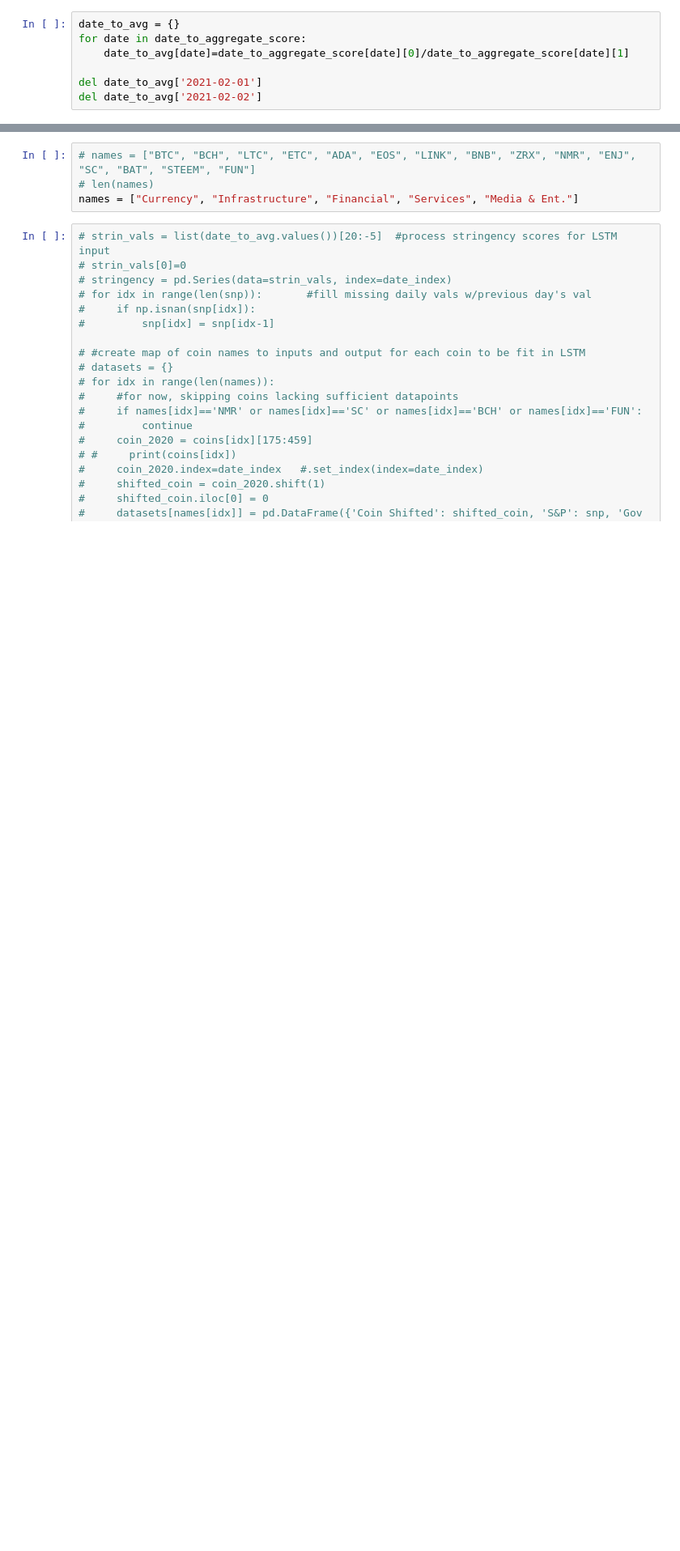
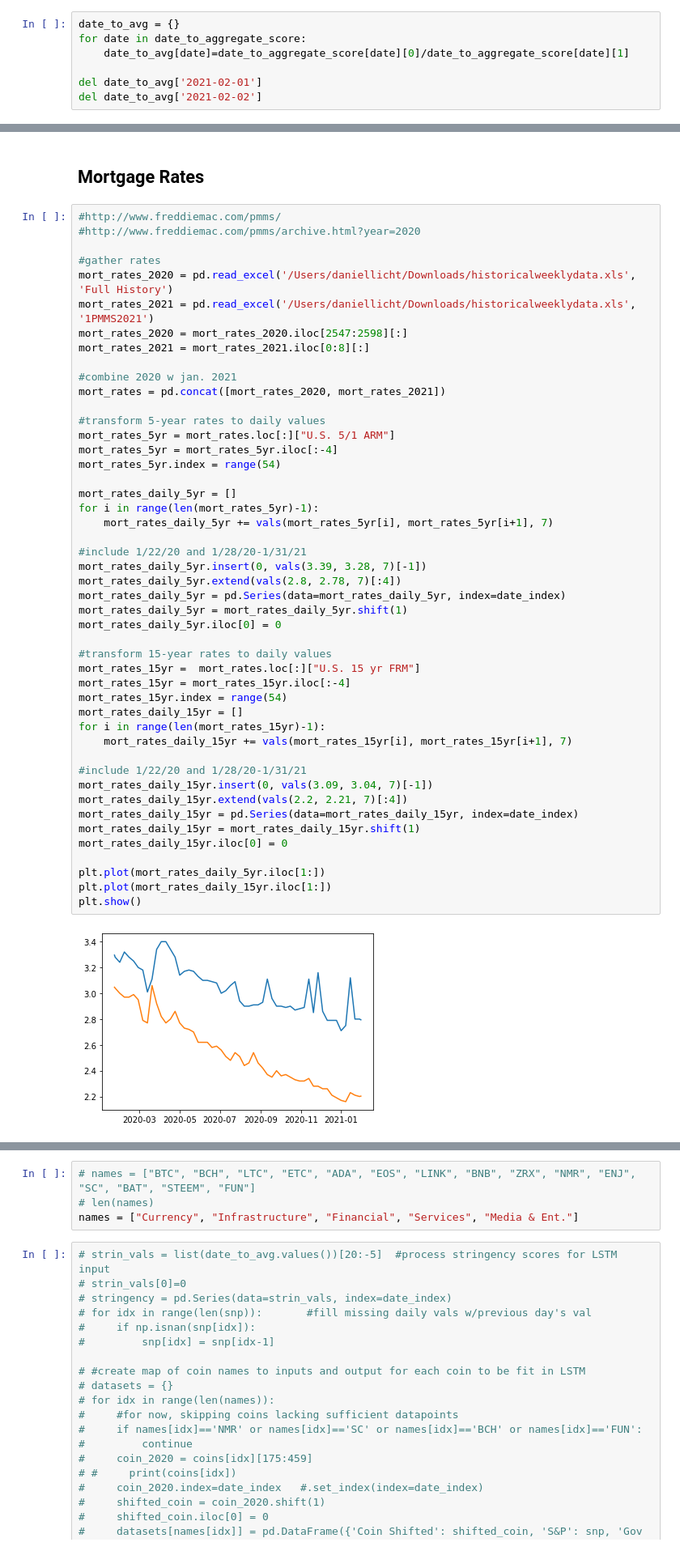
Before and after one commit to daniellicht13/Capstone, a Jupyter notebook: LSTM_with_15_coins.ipynb, the cells around one changed output, grey strips where cells are left out. Shown: that part at 81% size. Drawn from its saved outputs; the diff is of its cells as text; blank space fills up the shorter version.

```diff
--- a/LSTM_with_15_coins.ipynb
+++ b/LSTM_with_15_coins.ipynb
@@ -321,0 +351,51 @@ Freq: D, Length: 376, dtype: float64
+# %% [markdown]
+## Mortgage Rates
+# %%
+#http://www.freddiemac.com/pmms/
+#http://www.freddiemac.com/pmms/archive.html?year=2020
+
+#gather rates
+mort_rates_2020 = pd.read_excel('/Users/daniellicht/Downloads/historicalweeklydata.xls', 'Full History')
+mort_rates_2021 = pd.read_excel('/Users/daniellicht/Downloads/historicalweeklydata.xls', '1PMMS2021')
+mort_rates_2020 = mort_rates_2020.iloc[2547:2598][:]
+mort_rates_2021 = mort_rates_2021.iloc[0:8][:]
+
+#combine 2020 w jan. 2021
+mort_rates = pd.concat([mort_rates_2020, mort_rates_2021])
+
+#transform 5-year rates to daily values
+mort_rates_5yr = mort_rates.loc[:]["U.S. 5/1 ARM"]
+mort_rates_5yr = mort_rates_5yr.iloc[:-4]
+mort_rates_5yr.index = range(54)
+
+mort_rates_daily_5yr = []
+for i in range(len(mort_rates_5yr)-1):
+    mort_rates_daily_5yr += vals(mort_rates_5yr[i], mort_rates_5yr[i+1], 7)
+
+#include 1/22/20 and 1/28/20-1/31/21
+mort_rates_daily_5yr.insert(0, vals(3.39, 3.28, 7)[-1])
+mort_rates_daily_5yr.extend(vals(2.8, 2.78, 7)[:4])
+mort_rates_daily_5yr = pd.Series(data=mort_rates_daily_5yr, index=date_index)
+mort_rates_daily_5yr = mort_rates_daily_5yr.shift(1)
+mort_rates_daily_5yr.iloc[0] = 0
+
+#transform 15-year rates to daily values
+mort_rates_15yr =  mort_rates.loc[:]["U.S. 15 yr FRM"]
+mort_rates_15yr = mort_rates_15yr.iloc[:-4]
+mort_rates_15yr.index = range(54)
+mort_rates_daily_15yr = []
+for i in range(len(mort_rates_15yr)-1):
+    mort_rates_daily_15yr += vals(mort_rates_15yr[i], mort_rates_15yr[i+1], 7)
+
+#include 1/22/20 and 1/28/20-1/31/21
+mort_rates_daily_15yr.insert(0, vals(3.09, 3.04, 7)[-1])
+mort_rates_daily_15yr.extend(vals(2.2, 2.21, 7)[:4])
+mort_rates_daily_15yr = pd.Series(data=mort_rates_daily_15yr, index=date_index)
+mort_rates_daily_15yr = mort_rates_daily_15yr.shift(1)
+mort_rates_daily_15yr.iloc[0] = 0
+
+plt.plot(mort_rates_daily_5yr.iloc[1:])
+plt.plot(mort_rates_daily_15yr.iloc[1:])
+plt.show()
+# %% [output]
+[figure, added]
```
Also changed, not shown: parts of 31 cells of this notebook.
